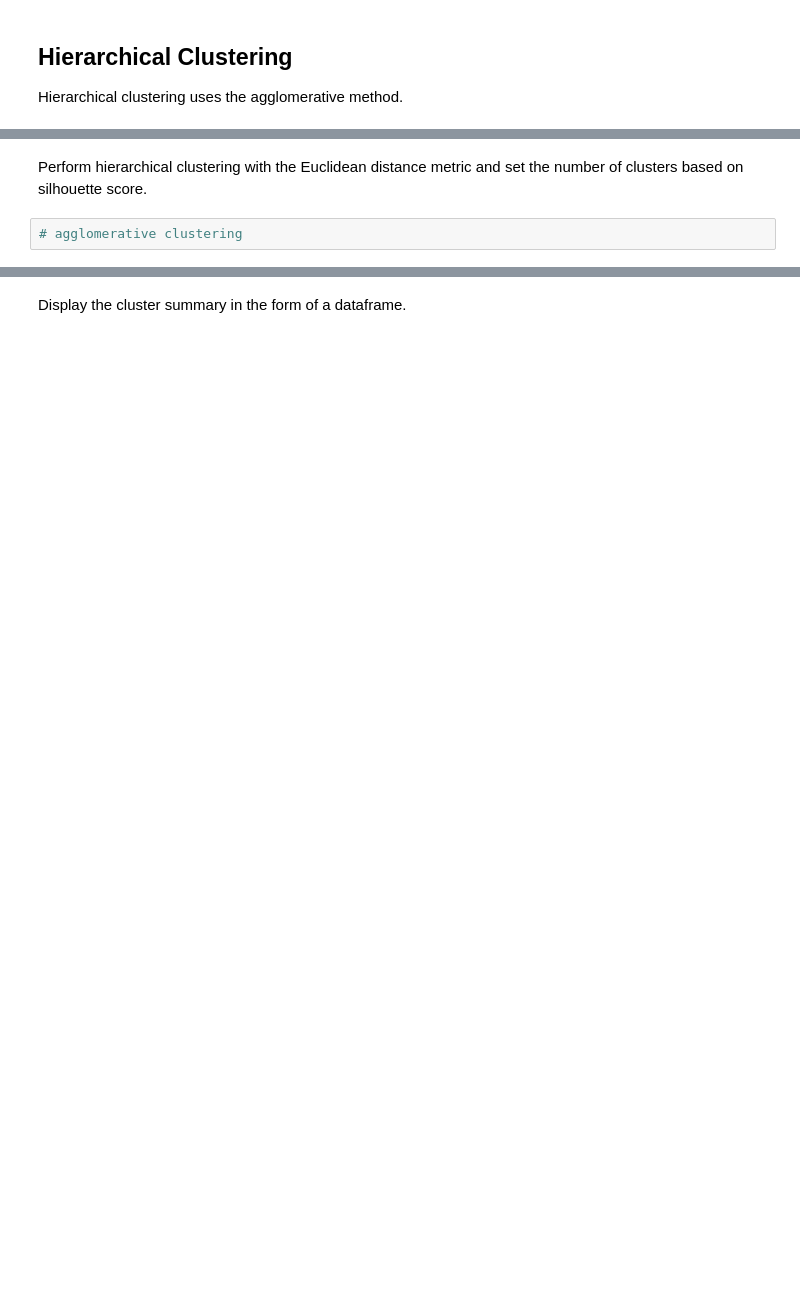
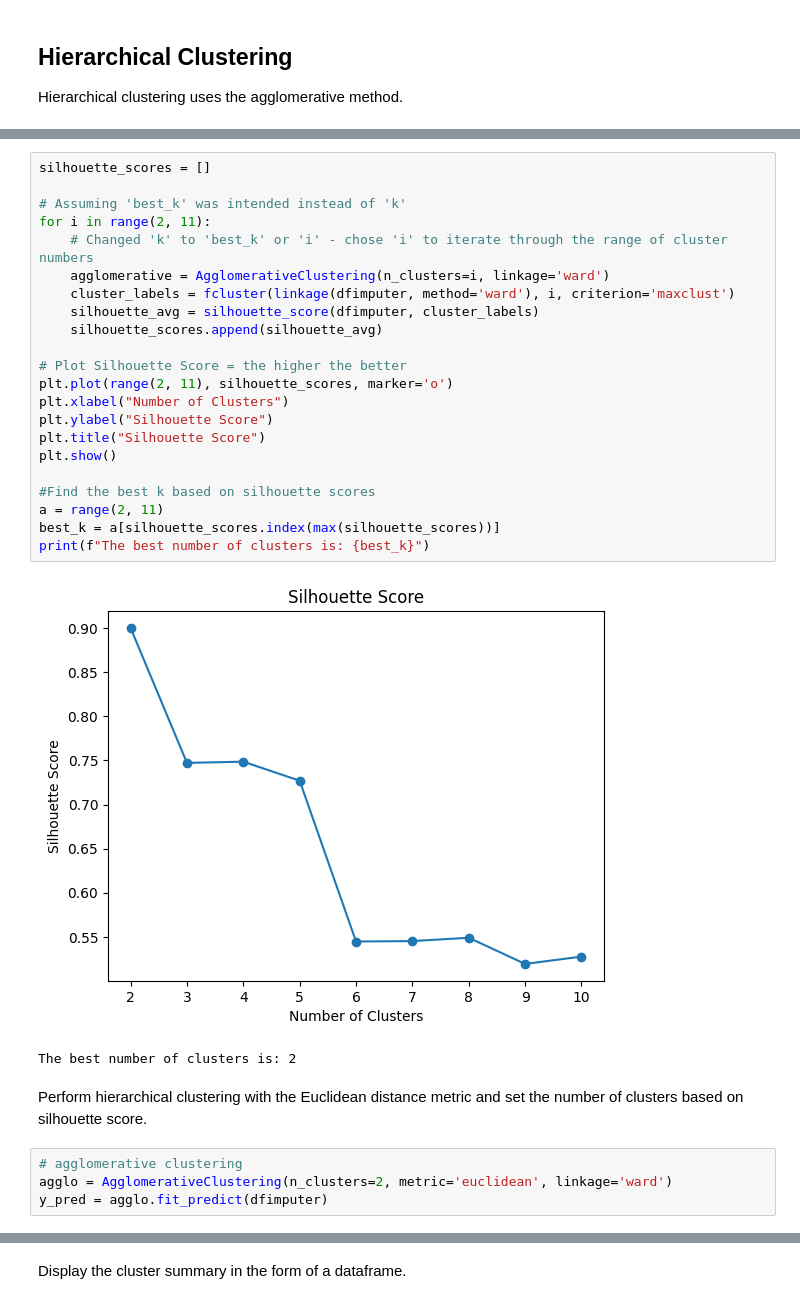
Before and after one commit to Steivann/tugas-data-mining, a Jupyter notebook: [Question]_Exercise_Week_9_Hierarchical_Clustering.ipynb, the cells around one changed output, grey strips where cells are left out. Drawn from its saved outputs; the diff is of its cells as text; blank space fills up the shorter version.

```diff
--- a/[Question]_Exercise_Week_9_Hierarchical_Clustering.ipynb
+++ b/[Question]_Exercise_Week_9_Hierarchical_Clustering.ipynb
@@ -307,6 +391,33 @@ Hierarchical clustering uses the agglomerative method.
+# %%
+silhouette_scores = []
+
+# Assuming 'best_k' was intended instead of 'k'
+for i in range(2, 11):
+    # Changed 'k' to 'best_k' or 'i' - chose 'i' to iterate through the range of cluster numbers
+    agglomerative = AgglomerativeClustering(n_clusters=i, linkage='ward')
+    cluster_labels = fcluster(linkage(dfimputer, method='ward'), i, criterion='maxclust')
+    silhouette_avg = silhouette_score(dfimputer, cluster_labels)
+    silhouette_scores.append(silhouette_avg)
+
+# Plot Silhouette Score = the higher the better
+plt.plot(range(2, 11), silhouette_scores, marker='o')
+plt.xlabel("Number of Clusters")
+plt.ylabel("Silhouette Score")
+plt.title("Silhouette Score")
+plt.show()
+
+#Find the best k based on silhouette scores
+a = range(2, 11)
+best_k = a[silhouette_scores.index(max(silhouette_scores))]
+print(f"The best number of clusters is: {best_k}")
+# %% [output]
+[figure, added]
+The best number of clusters is: 2
 # %% [markdown]
 Perform hierarchical clustering with the Euclidean distance metric and set the number of clusters based on silhouette score.
-# %%
-# agglomerative clustering
+# %%
+# agglomerative clustering
+agglo = AgglomerativeClustering(n_clusters=2, metric='euclidean', linkage='ward')
+y_pred = agglo.fit_predict(dfimputer)
 # %%
 # Add the cluster labels to the original data that you have been added with kmeans so you have a full dataframe include kmeans and agglo clustering
```
Also changed, not shown: parts of 45 cells of this notebook.
